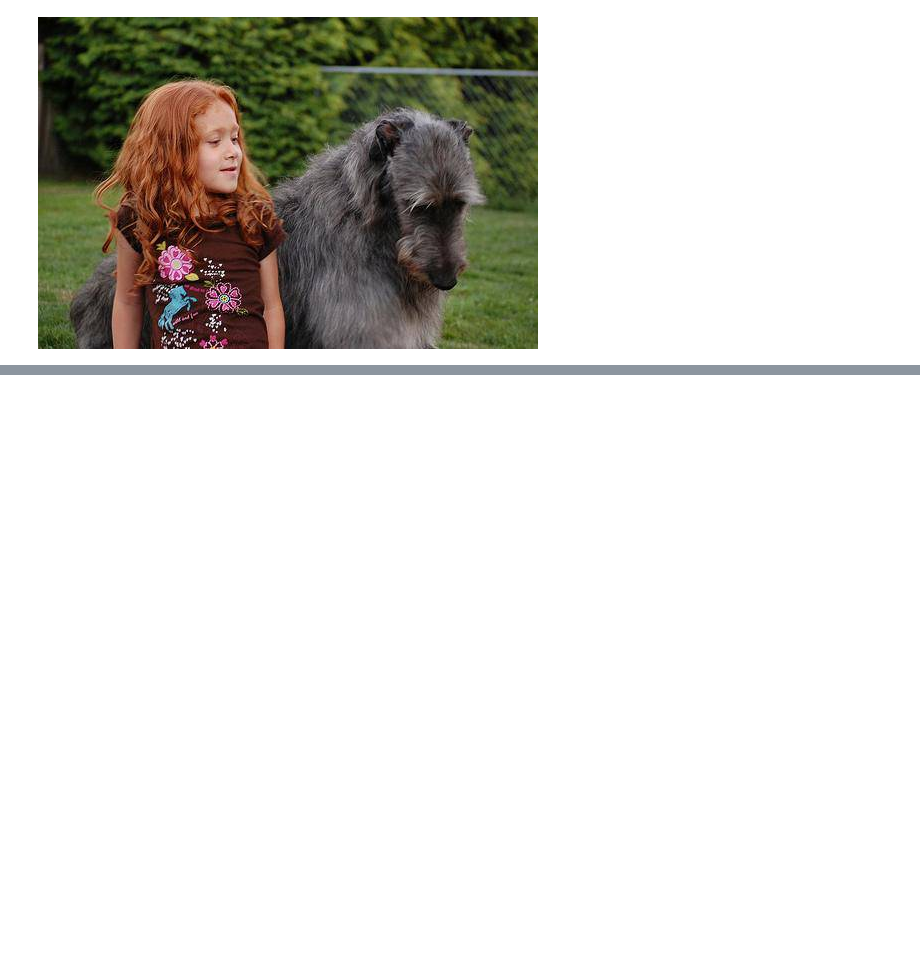
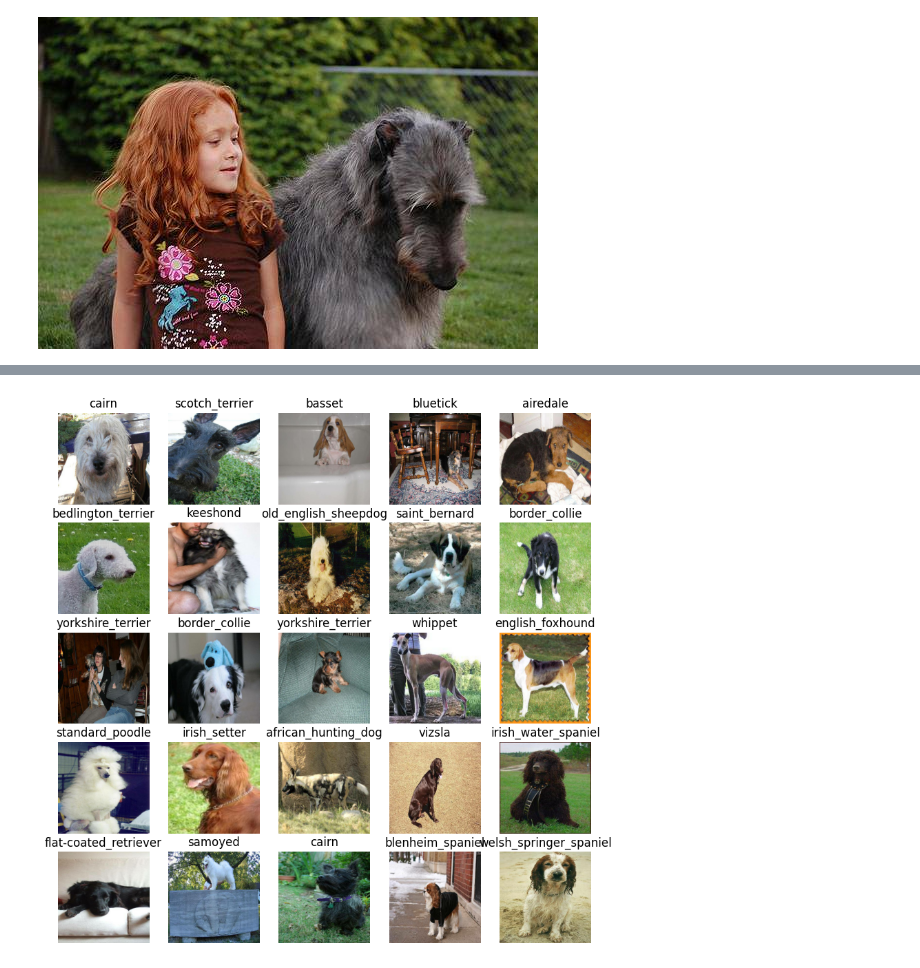
Before and after one commit to agajankush/ML-Practice, a Jupyter notebook: Dog Vision/dog_vision.ipynb, the cells around one changed output, grey strips where cells are left out. Saved outputs shown, nothing was run; the diff lists cells and outputs as text; code cells hidden in the pictures; blank space fills up the shorter version.

```diff
--- a/Dog Vision/dog_vision.ipynb
+++ b/Dog Vision/dog_vision.ipynb
@@ -122,0 +375,6 @@ Mismatch in the data
+# %%
+# Visualizing the validation set
+val_images, val_labels = next(val_data.as_numpy_iterator())
+show_25_images(val_images, val_labels)
+# %% [output]
+[figure, added]
```
Also changed, not shown: parts of 34 cells of this notebook.
